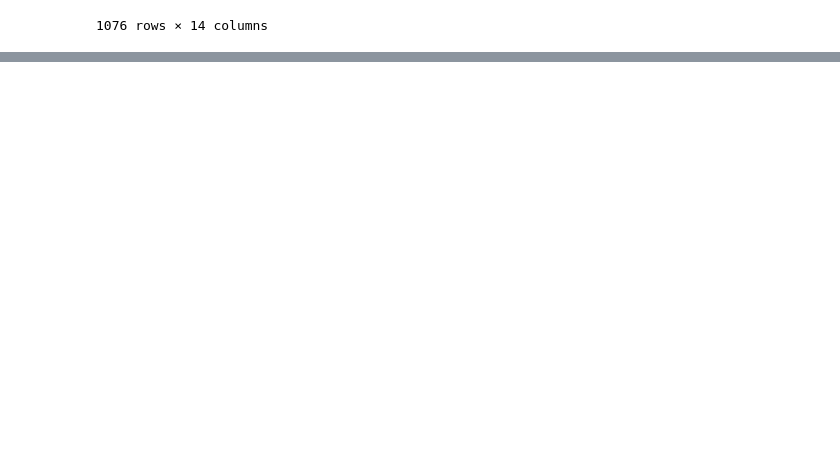
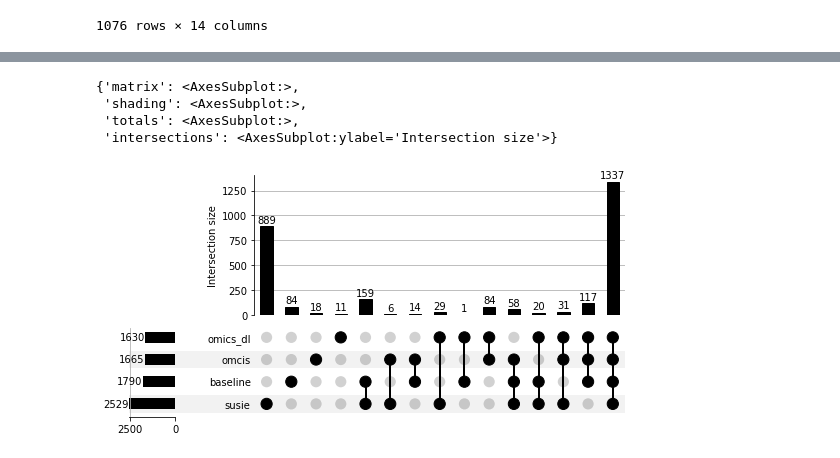
Before and after one commit to teresa-sansan/ADSP_polyfun, a Jupyter notebook: coloc/snp_of_interest.ipynb, the cells around one changed output, grey strips where cells are left out. Cells and saved outputs as stored; diff of their text form; code cells hidden in the pictures; blank space fills up the shorter version.

```diff
--- a/coloc/snp_of_interest.ipynb
+++ b/coloc/snp_of_interest.ipynb
@@ -386,0 +389,6 @@ mutual_pip
+# %%
+path = '/gpfs/commons/groups/knowles_lab/data/ADSP_reguloML/summary_stats/alzheimers/ADSP_reference_panel/fine_mapping/annotations_dl/finemap_v3_backup_teresa/'
+susie = pd.read_csv(path + 'bellenguez_remove_index0_susie.txt', sep = '\t')
+baseline = pd.read_csv(path + 'bellenguez_remove_index0_baseline.txt', sep = '\t')
+omics  = pd.read_csv(path + 'bellenguez_remove_index0_omics.txt', sep = '\t')
+dl= pd.read_csv(path + 'bellenguez_remove_index0_omics_dl.txt', sep = '\t')
@@ -386,0 +405,8 @@ mutual_pip
+# %%
+import upsetplot
+from upsetplot import plot,from_contents
+snp_list = from_contents({'susie':susie.SNP.tolist(),
+                          'baseline':baseline.SNP.tolist(),
+                          'omcis':omics.SNP.tolist(),
+                          'omics_dl':dl.SNP.tolist()}
+                         )
@@ -386,0 +472,8 @@ mutual_pip
+# %%
+plot(snp_list , show_counts=True)
+# %% [output]
+{'matrix': <AxesSubplot:>,
+ 'shading': <AxesSubplot:>,
+ 'totals': <AxesSubplot:>,
+ 'intersections': <AxesSubplot:ylabel='Intersection size'>}
+[figure, added]
```
Also changed, not shown: parts of 6 cells of this notebook, 1 other file.
